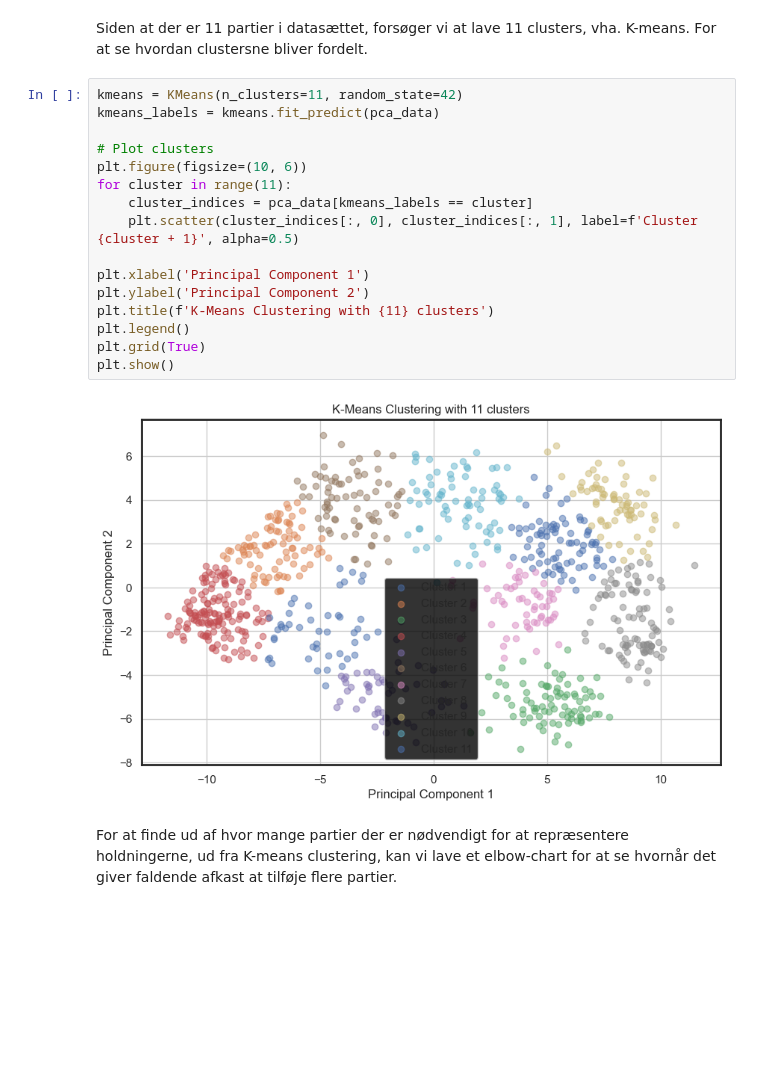
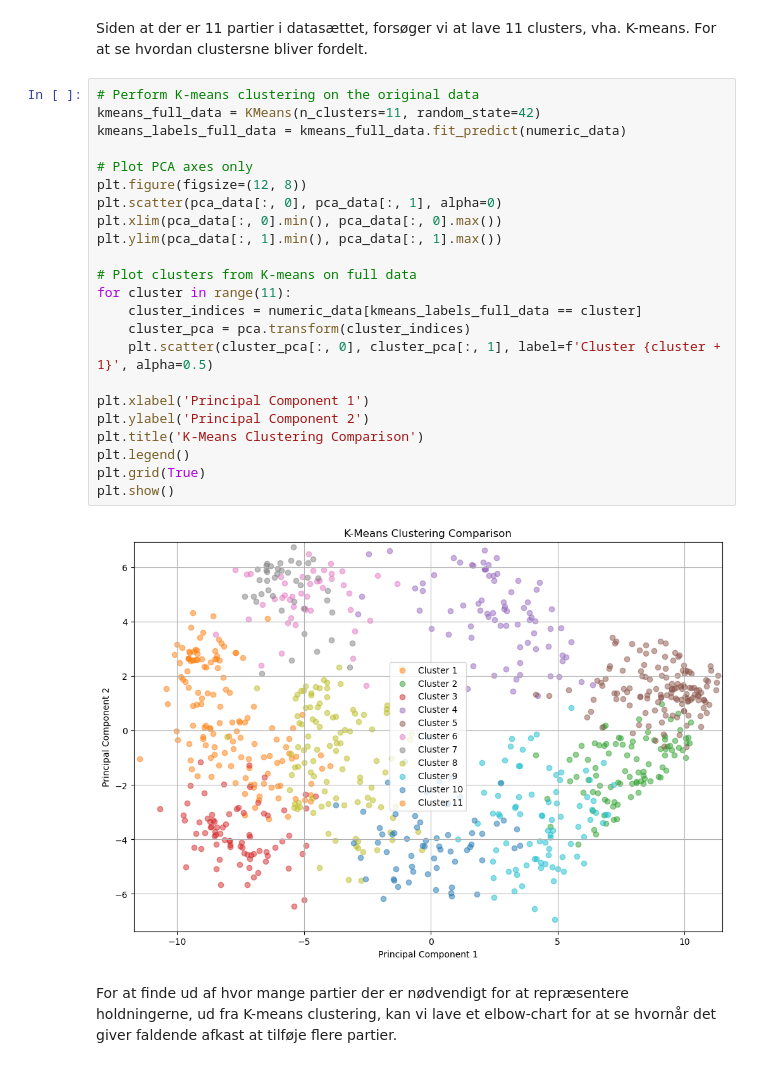
Before and after one commit to ReinhardtR/MAL1-assignment-5, a Jupyter notebook: Candidate_Test_2022_II.ipynb, the cells around one changed output. Cells and saved outputs as stored; diff of their text form; blank space fills up the shorter version.

Commit message:
Change clustering to use all data instead of PCA data

```diff
--- a/Candidate_Test_2022_II.ipynb
+++ b/Candidate_Test_2022_II.ipynb
@@ -230,23 +230,30 @@ plt.show()
 # %% [markdown]
 Siden at der er 11 partier i datasættet, forsøger vi at lave 11 clusters, vha. K-means. For at se hvordan clustersne bliver fordelt.
 # %%
-kmeans = KMeans(n_clusters=11, random_state=42)
-kmeans_labels = kmeans.fit_predict(pca_data)
+# Perform K-means clustering on the original data
+kmeans_full_data = KMeans(n_clusters=11, random_state=42)
+kmeans_labels_full_data = kmeans_full_data.fit_predict(numeric_data)
 
-# Plot clusters
-plt.figure(figsize=(10, 6))
+# Plot PCA axes only
+plt.figure(figsize=(12, 8))
+plt.scatter(pca_data[:, 0], pca_data[:, 1], alpha=0)
+plt.xlim(pca_data[:, 0].min(), pca_data[:, 0].max())
+plt.ylim(pca_data[:, 1].min(), pca_data[:, 1].max())
+
+# Plot clusters from K-means on full data
 for cluster in range(11):
-    cluster_indices = pca_data[kmeans_labels == cluster]
-    plt.scatter(cluster_indices[:, 0], cluster_indices[:, 1], label=f'Cluster {cluster + 1}', alpha=0.5)
+    cluster_indices = numeric_data[kmeans_labels_full_data == cluster]
+    cluster_pca = pca.transform(cluster_indices)
+    plt.scatter(cluster_pca[:, 0], cluster_pca[:, 1], label=f'Cluster {cluster + 1}', alpha=0.5)
 
 plt.xlabel('Principal Component 1')
 plt.ylabel('Principal Component 2')
-plt.title(f'K-Means Clustering with {11} clusters')
+plt.title('K-Means Clustering Comparison')
 plt.legend()
 plt.grid(True)
 plt.show()
 # %% [output]
-[figure, old version]
+[figure, new version]
 # %% [markdown]
 For at finde ud af hvor mange partier der er nødvendigt for at repræsentere holdningerne, ud fra K-means clustering, kan vi lave et elbow-chart for at se hvornår det giver faldende afkast at tilføje flere partier.
 # %%
```
Also changed, not shown: parts of 10 cells of this notebook.
